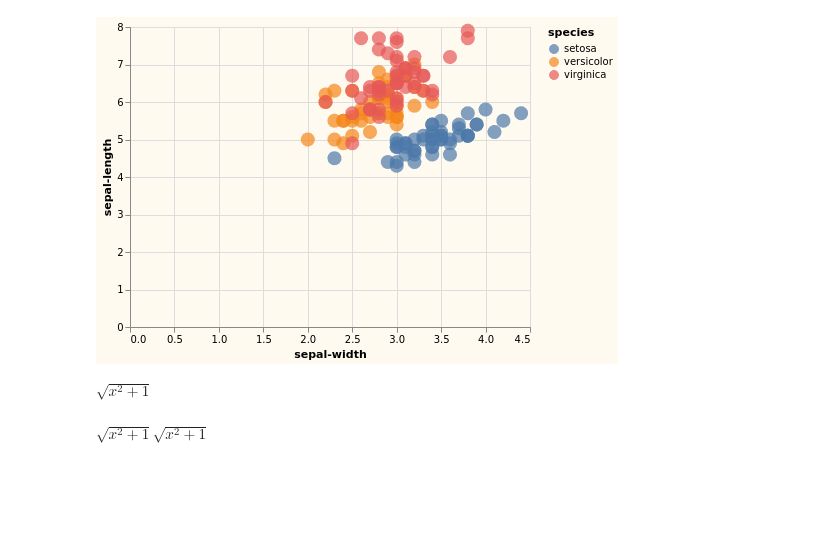
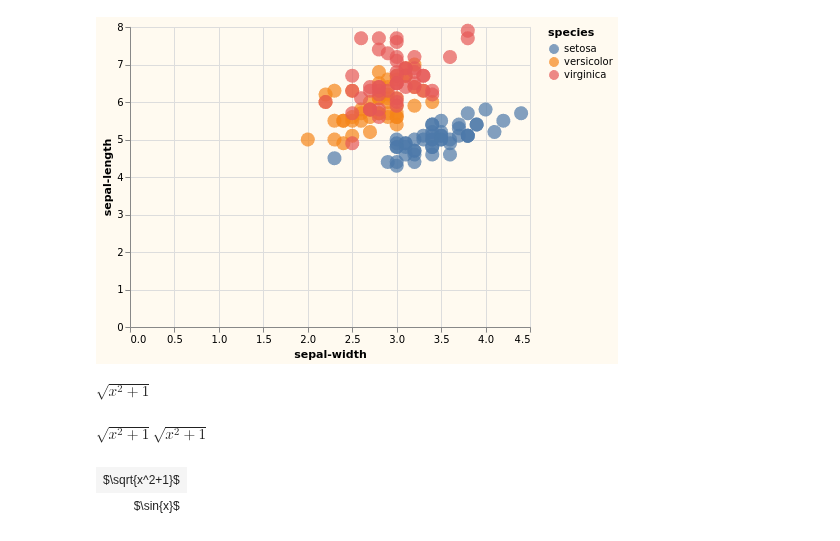
Before and after one commit to clojupyter/clojupyter, a Jupyter notebook: examples/demo-kinds.ipynb, the cells around one changed output. Saved outputs shown, nothing was run; the diff lists cells and outputs as text; code cells hidden in the pictures; blank space fills up the shorter version.

```diff
--- a/examples/demo-kinds.ipynb
+++ b/examples/demo-kinds.ipynb
@@ -134,3 +133,10 @@ $\sqrt{x^2+1}$
 ^kind/tex ["$\\sqrt{x^2+1}$" "$\\sqrt{x^2+1}$"]
 # %% [output]
 $\sqrt{x^2+1}$$\sqrt{x^2+1}$
+# %%
+(kind/hiccup
+ [:table [:tr [:td "$\\sqrt{x^2+1}$"]]
+         [:tr [:td "$\\sin{x}$"]]])
+# %% [output]
+| $\sqrt{x^2+1}$ |
+| $\sin{x}$ |
```
Also changed, not shown: parts of 1 cell of this notebook.
